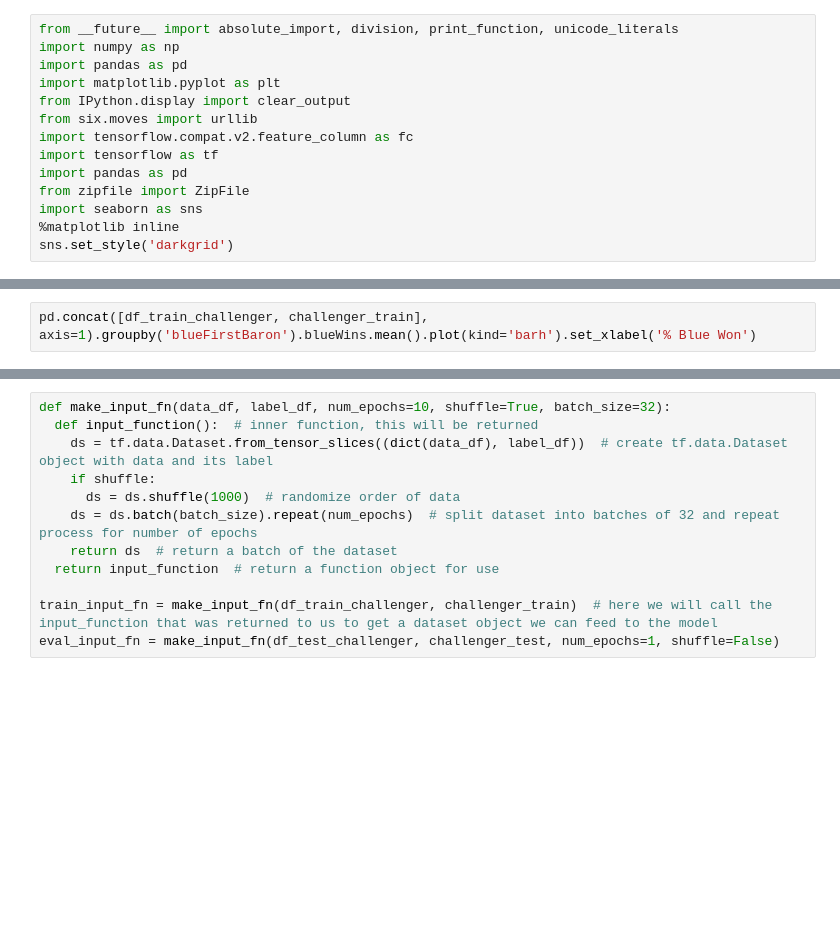
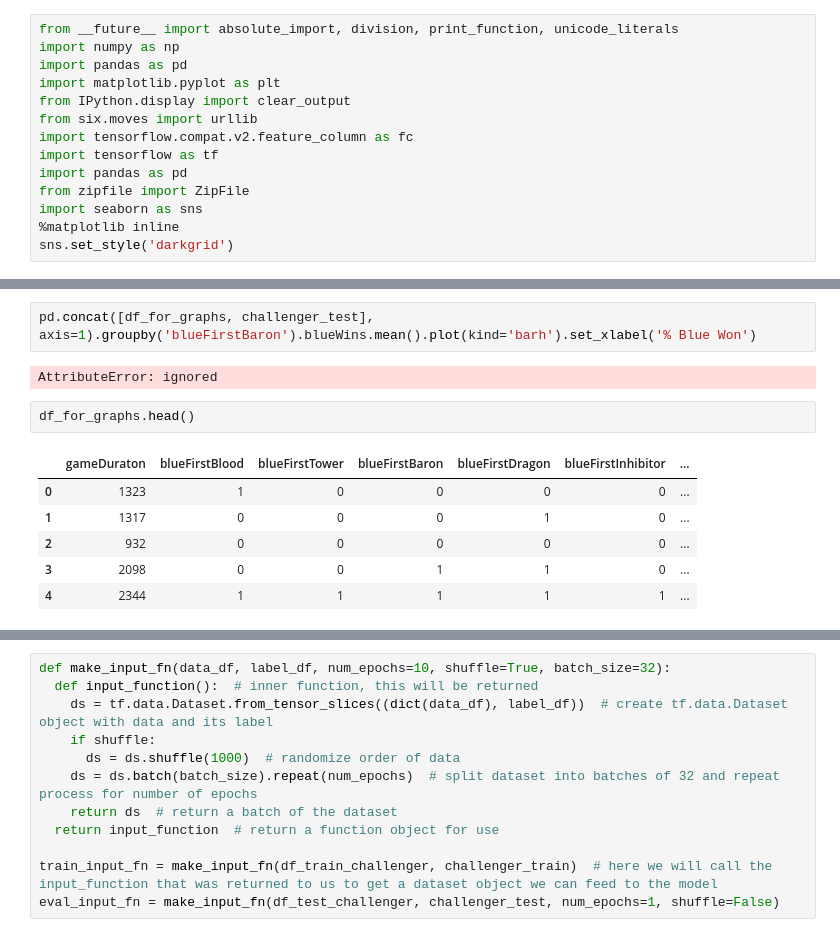
Before and after one commit to DevEliran/LoL---win-predictions, a Jupyter notebook: League_Of_Legends_Win_Prediction.ipynb, the cells around one changed output, grey strips where cells are left out. Drawn from its saved outputs; the diff is of its cells as text; blank space fills up the shorter version.

```diff
--- a/League_Of_Legends_Win_Prediction.ipynb
+++ b/League_Of_Legends_Win_Prediction.ipynb
@@ -78,3 +167,14 @@ pd.concat([df_train_challenger, challenger_train], axis=1).groupby('blueFirstTow
 # %%
-pd.concat([df_train_challenger, challenger_train], axis=1).groupby('blueFirstBaron').blueWins.mean().plot(kind='barh').set_xlabel('% Blue Won')
+pd.concat([df_for_graphs, challenger_test], axis=1).groupby('blueFirstBaron').blueWins.mean().plot(kind='barh').set_xlabel('% Blue Won')
+# %% [output]
+AttributeError: ignored
+# %%
+df_for_graphs.head()
+# %% [output]
+|  | gameDuraton | blueFirstBlood | blueFirstTower | blueFirstBaron | blueFirstDragon | blueFirstInhibitor | ... |
+| 0 | 1323 | 1 | 0 | 0 | 0 | 0 | ... |
+| 1 | 1317 | 0 | 0 | 0 | 1 | 0 | ... |
+| 2 | 932 | 0 | 0 | 0 | 0 | 0 | ... |
+| 3 | 2098 | 0 | 0 | 1 | 1 | 0 | ... |
+| 4 | 2344 | 1 | 1 | 1 | 1 | 1 | ... |
 # %%
```
Also changed, not shown: parts of 26 cells of this notebook.
